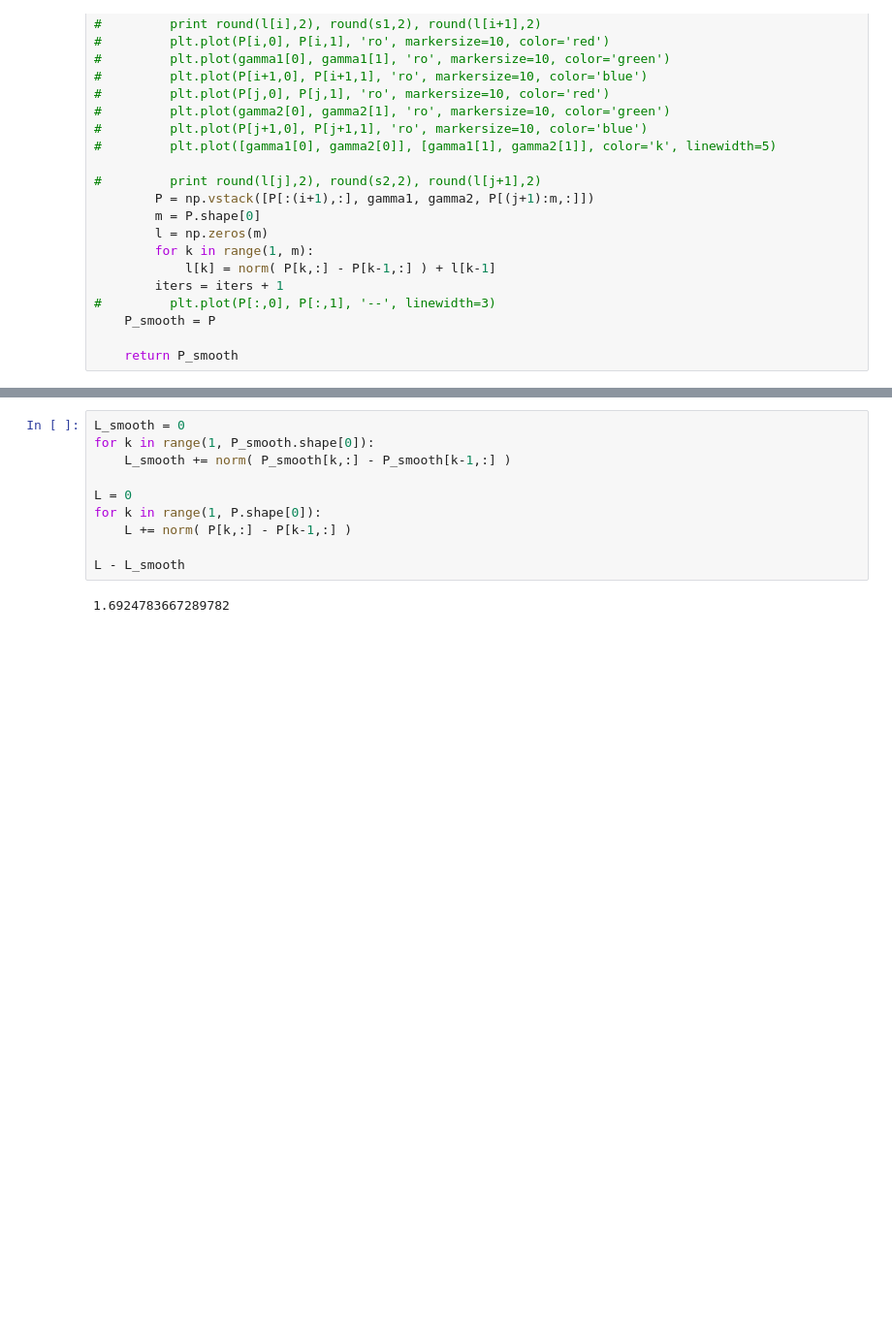
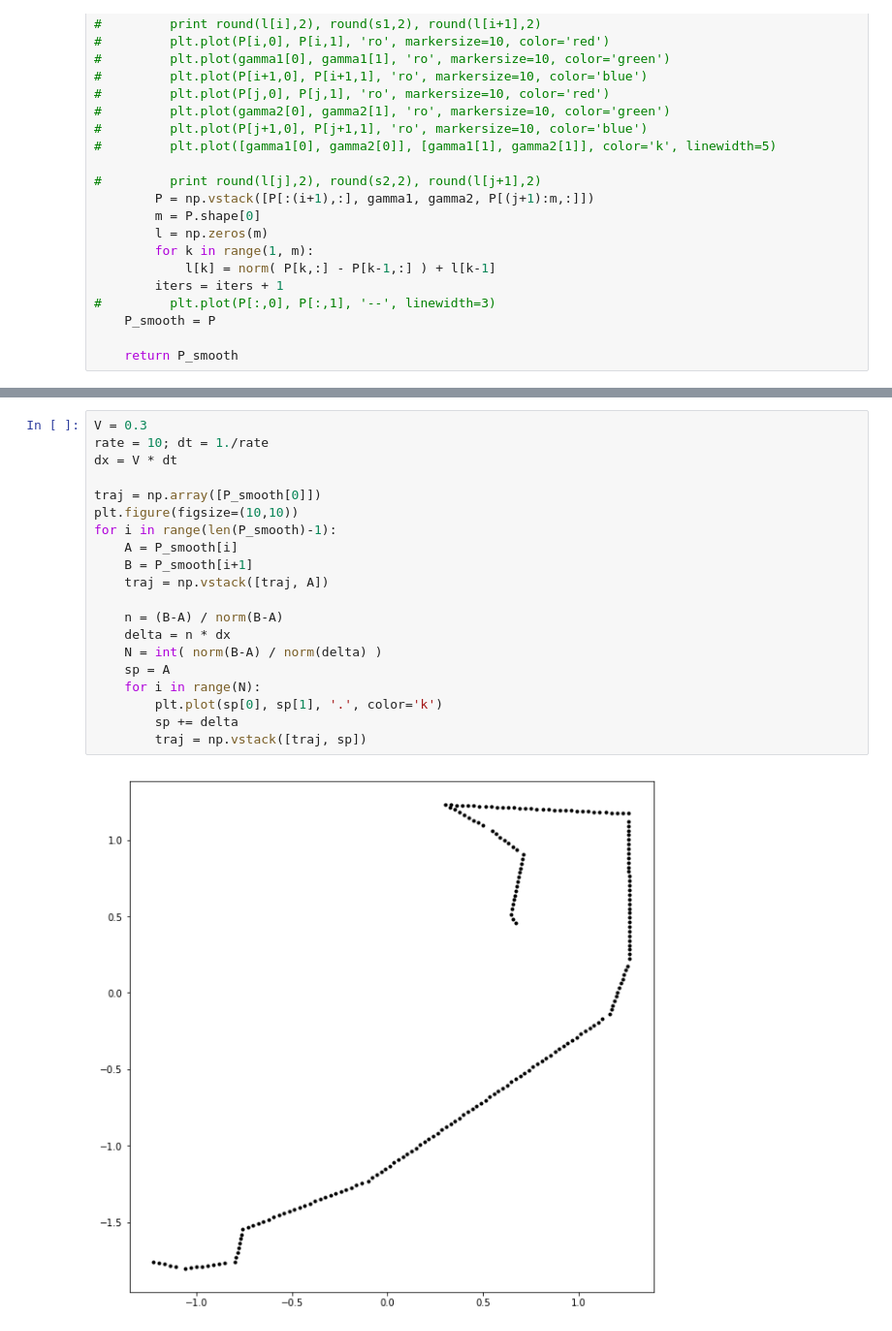
Before and after one commit to RuslanAgishev/motion_planning, a Jupyter notebook: python_src/rrts/rrt_test.ipynb, the cells around one changed output, grey strips where cells are left out. Shown at 97% size. Saved outputs shown, nothing was run; the diff lists cells and outputs as text; blank space fills up the shorter version.

```diff
--- a/python_src/rrts/rrt_test.ipynb
+++ b/python_src/rrts/rrt_test.ipynb
@@ -294,12 +289,22 @@ print P_smooth.shape[0], P.shape[0]
-# %%
-L_smooth = 0
-for k in range(1, P_smooth.shape[0]):
-    L_smooth += norm( P_smooth[k,:] - P_smooth[k-1,:] )
-
-L = 0
-for k in range(1, P.shape[0]):
-    L += norm( P[k,:] - P[k-1,:] )
-
-L - L_smooth
-# %% [output]
-1.6924783667289782
+# %%
+V = 0.3
+rate = 10; dt = 1./rate
+dx = V * dt
+
+traj = np.array([P_smooth[0]])
+plt.figure(figsize=(10,10))
+for i in range(len(P_smooth)-1):
+    A = P_smooth[i]
+    B = P_smooth[i+1]
+    traj = np.vstack([traj, A])
+
+    n = (B-A) / norm(B-A)
+    delta = n * dx
+    N = int( norm(B-A) / norm(delta) )
+    sp = A
+    for i in range(N):
+        plt.plot(sp[0], sp[1], '.', color='k')
+        sp += delta
+        traj = np.vstack([traj, sp])
+# %% [output]
+[figure, added]
```
Also changed, not shown: parts of 4 cells of this notebook, 2 other files.
